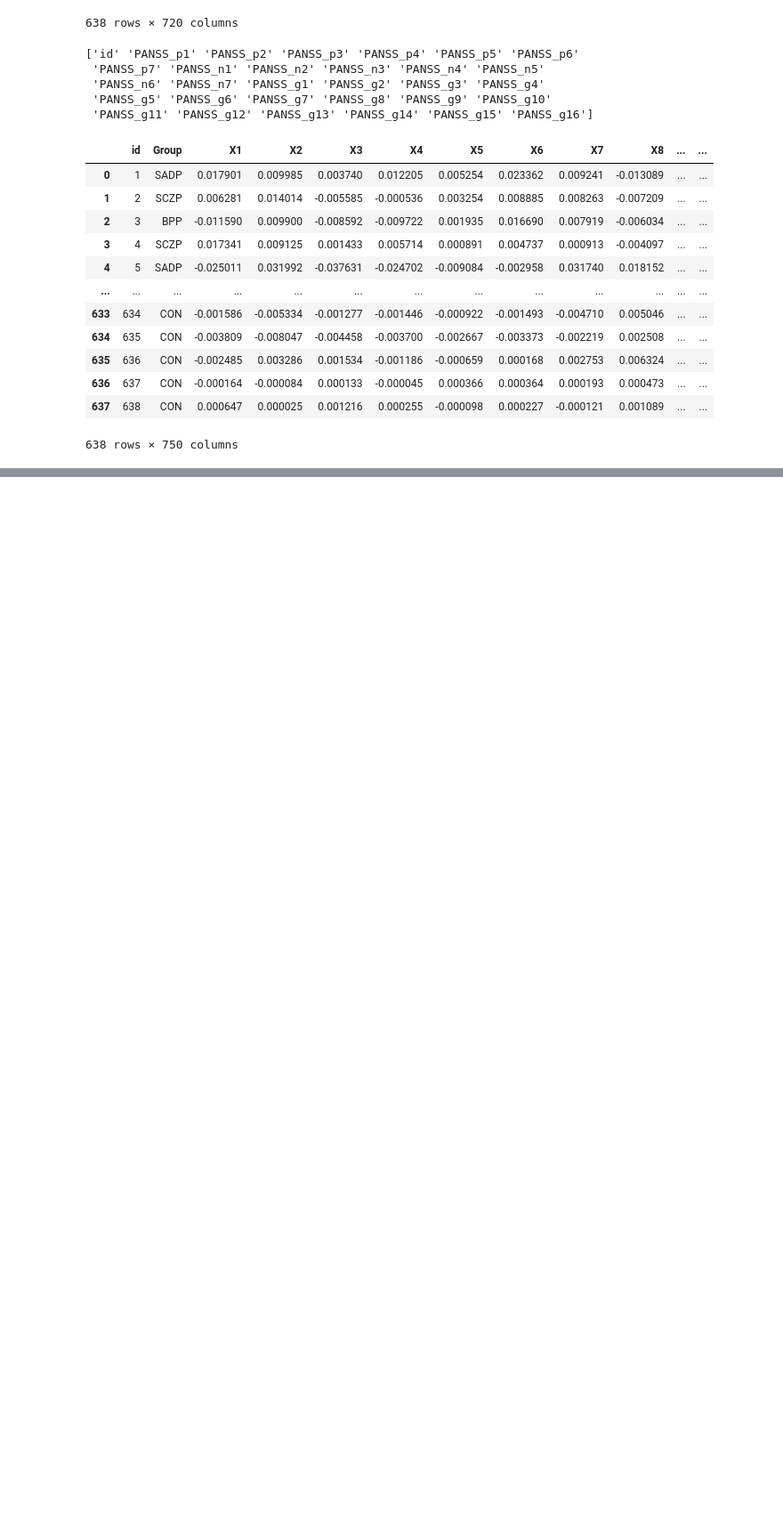
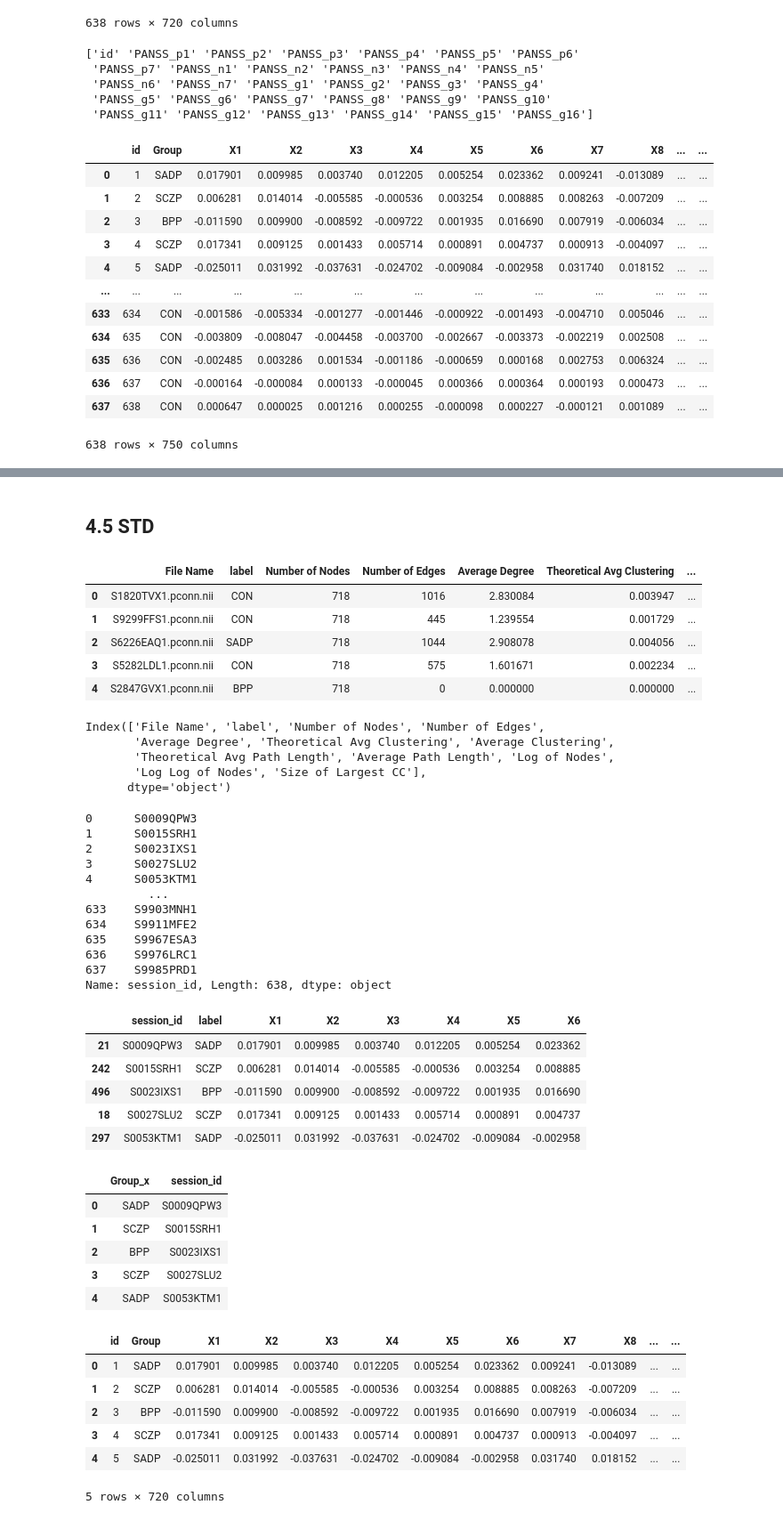
Before and after one commit to jacomof/classifying_psychiatric_disorders, a Jupyter notebook: src/preprocessing.ipynb, the cells around one changed output, grey strips where cells are left out. Shown at 89% size. Saved outputs shown, nothing was run; the diff lists cells and outputs as text; code cells hidden in the pictures; blank space fills up the shorter version.

Commit message:
Adding additional preprocessing code for classification using network statistics. Adding notebook for classification using this statistics.
Adding latex code for final report.

Updating readme.

```diff
--- a/src/preprocessing.ipynb
+++ b/src/preprocessing.ipynb
@@ -190,0 +277,55 @@ len(PANSS_selector)
+# %% [markdown]
+## 4.5 STD
+# %%
+graph_data = pd.read_csv('../../data/processed/graph_data/graph_statistics-4.5.csv')
+display(graph_data.head())
+display(graph_data.columns)
+graph_data['File Name']
+graph_data['session_id'] = graph_data['File Name'].map(lambda x: x.split('.')[0])
+graph_data_and_gbc = graph_data.merge(gbc_behavior_data, on='session_id', how='inner')
+graph_data_and_gbc.drop(columns=['Group_x', 'Group_y'], inplace=True)
+
+graph_data_and_gbc.to_csv('../../data/processed/graph_data/graph_data_and_gbc_4.5.csv', index=False)
+# %% [output]
+|  | File Name | label | Number of Nodes | Number of Edges | Average Degree | Theoretical Avg Clustering | ... |
+| 0 | S1820TVX1.pconn.nii | CON | 718 | 1016 | 2.830084 | 0.003947 | ... |
+| 1 | S9299FFS1.pconn.nii | CON | 718 | 445 | 1.239554 | 0.001729 | ... |
+| 2 | S6226EAQ1.pconn.nii | SADP | 718 | 1044 | 2.908078 | 0.004056 | ... |
+| 3 | S5282LDL1.pconn.nii | CON | 718 | 575 | 1.601671 | 0.002234 | ... |
+| 4 | S2847GVX1.pconn.nii | BPP | 718 | 0 | 0.000000 | 0.000000 | ... |
+Index(['File Name', 'label', 'Number of Nodes', 'Number of Edges',
+       'Average Degree', 'Theoretical Avg Clustering', 'Average Clustering',
+       'Theoretical Avg Path Length', 'Average Path Length', 'Log of Nodes',
+       'Log Log of Nodes', 'Size of Largest CC'],
+      dtype='object')
+0      S0009QPW3
+1      S0015SRH1
+2      S0023IXS1
+3      S0027SLU2
+4      S0053KTM1
+         ...
+633    S9903MNH1
+634    S9911MFE2
+635    S9967ESA3
+636    S9976LRC1
+637    S9985PRD1
+Name: session_id, Length: 638, dtype: object
+|  | session_id | label | X1 | X2 | X3 | X4 | X5 | X6 |
+| 21 | S0009QPW3 | SADP | 0.017901 | 0.009985 | 0.003740 | 0.012205 | 0.005254 | 0.023362 |
+| 242 | S0015SRH1 | SCZP | 0.006281 | 0.014014 | -0.005585 | -0.000536 | 0.003254 | 0.008885 |
+| 496 | S0023IXS1 | BPP | -0.011590 | 0.009900 | -0.008592 | -0.009722 | 0.001935 | 0.016690 |
+| 18 | S0027SLU2 | SCZP | 0.017341 | 0.009125 | 0.001433 | 0.005714 | 0.000891 | 0.004737 |
+| 297 | S0053KTM1 | SADP | -0.025011 | 0.031992 | -0.037631 | -0.024702 | -0.009084 | -0.002958 |
+|  | Group_x | session_id |
+| 0 | SADP | S0009QPW3 |
+| 1 | SCZP | S0015SRH1 |
+| 2 | BPP | S0023IXS1 |
+| 3 | SCZP | S0027SLU2 |
+| 4 | SADP | S0053KTM1 |
+|  | id | Group | X1 | X2 | X3 | X4 | X5 | X6 | X7 | X8 | ... | ... |
+| 0 | 1 | SADP | 0.017901 | 0.009985 | 0.003740 | 0.012205 | 0.005254 | 0.023362 | 0.009241 | -0.013089 | ... | ... |
+| 1 | 2 | SCZP | 0.006281 | 0.014014 | -0.005585 | -0.000536 | 0.003254 | 0.008885 | 0.008263 | -0.007209 | ... | ... |
+| 2 | 3 | BPP | -0.011590 | 0.009900 | -0.008592 | -0.009722 | 0.001935 | 0.016690 | 0.007919 | -0.006034 | ... | ... |
+| 3 | 4 | SCZP | 0.017341 | 0.009125 | 0.001433 | 0.005714 | 0.000891 | 0.004737 | 0.000913 | -0.004097 | ... | ... |
+| 4 | 5 | SADP | -0.025011 | 0.031992 | -0.037631 | -0.024702 | -0.009084 | -0.002958 | 0.031740 | 0.018152 | ... | ... |
+5 rows × 720 columns
```
Also changed, not shown: parts of 10 cells of this notebook, 29 other files.
